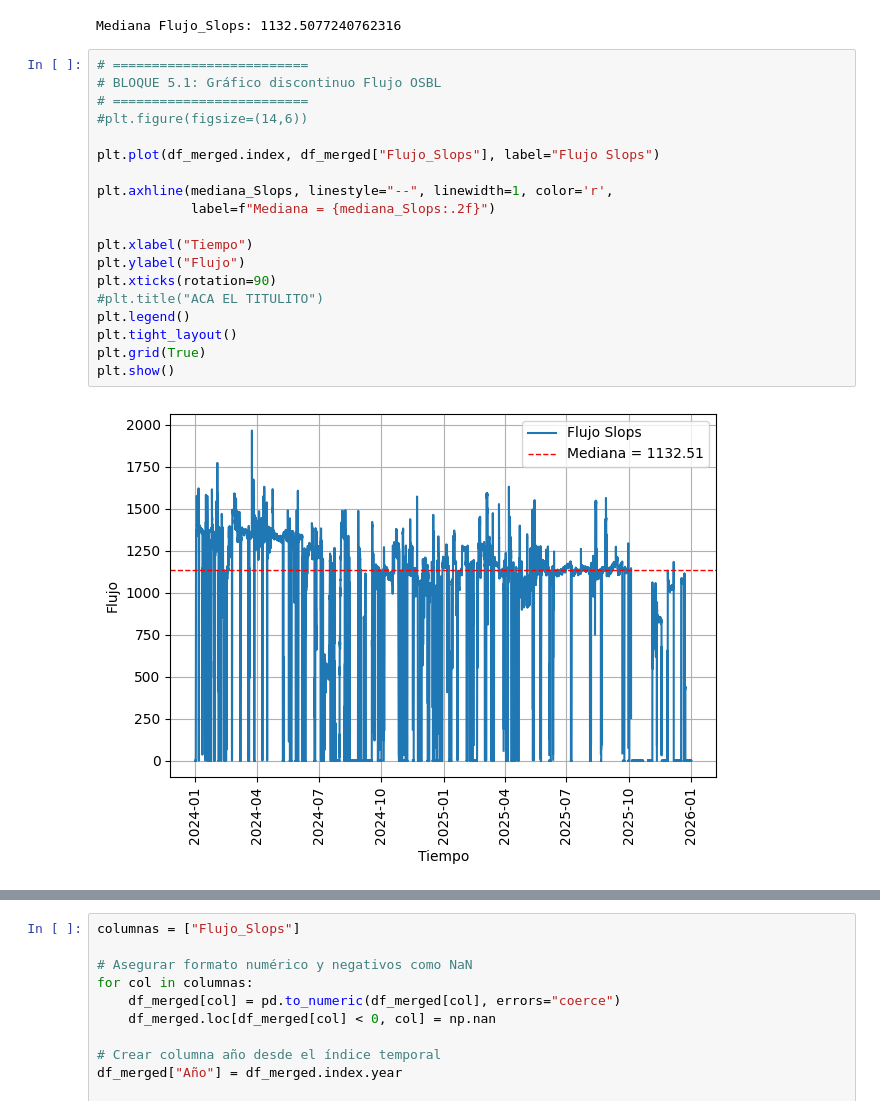
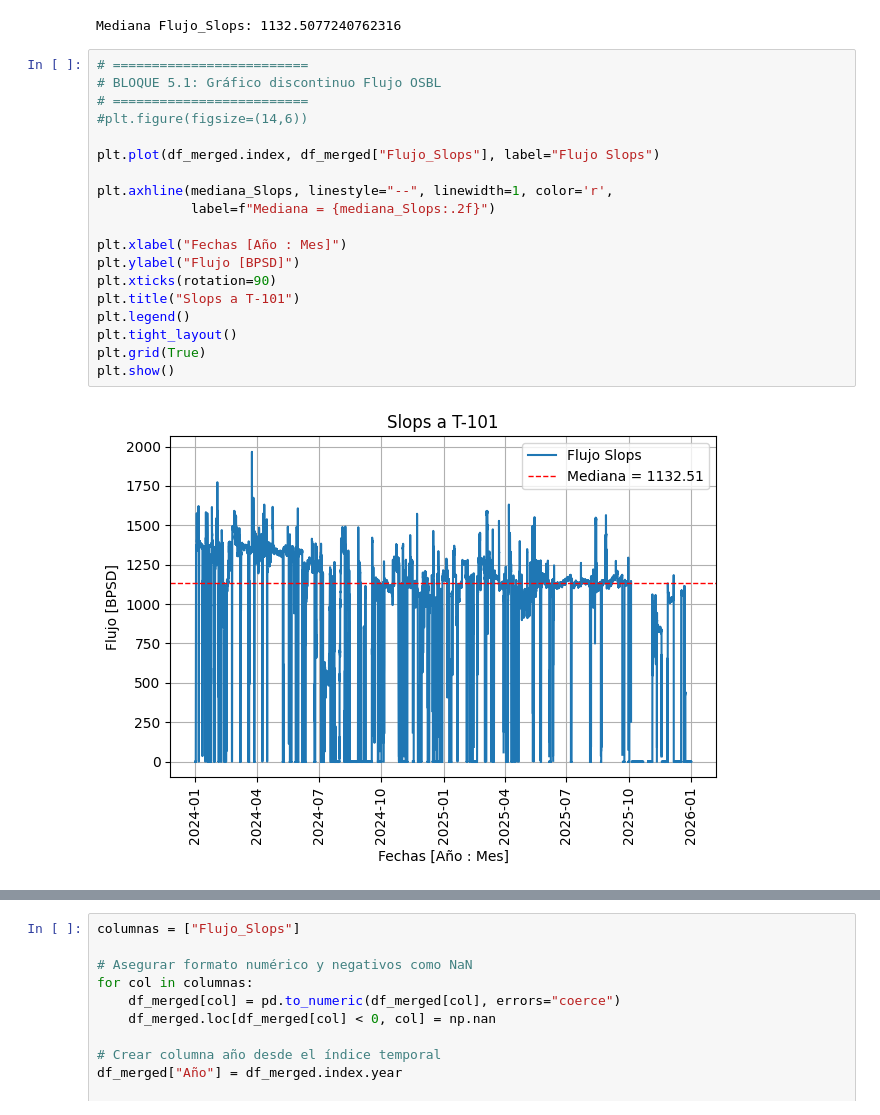
Before and after one commit to vbedoyaj21/OSBL, a Jupyter notebook: EDA_OSBL_Slops.ipynb, the cells around one changed output, grey strips where cells are left out. Saved outputs shown, nothing was run; the diff lists cells and outputs as text.

```diff
--- a/EDA_OSBL_Slops.ipynb
+++ b/EDA_OSBL_Slops.ipynb
@@ -101,21 +101,21 @@ Mediana Flujo_Slops: 1132.5077240762316
 # %%
 # =========================
 # BLOQUE 5.1: Gráfico discontinuo Flujo OSBL
 # =========================
 #plt.figure(figsize=(14,6))
 
 plt.plot(df_merged.index, df_merged["Flujo_Slops"], label="Flujo Slops")
 
 plt.axhline(mediana_Slops, linestyle="--", linewidth=1, color='r',
             label=f"Mediana = {mediana_Slops:.2f}")
 
-plt.xlabel("Tiempo")
-plt.ylabel("Flujo")
+plt.xlabel("Fechas [Año : Mes]")
+plt.ylabel("Flujo [BPSD]")
 plt.xticks(rotation=90)
-#plt.title("ACA EL TITULITO")
+plt.title("Slops a T-101")
 plt.legend()
 plt.tight_layout()
 plt.grid(True)
 plt.show()
 # %% [output]
-[figure, old version]
+[figure, new version]
```
Also changed, not shown: parts of 2 cells of this notebook.
